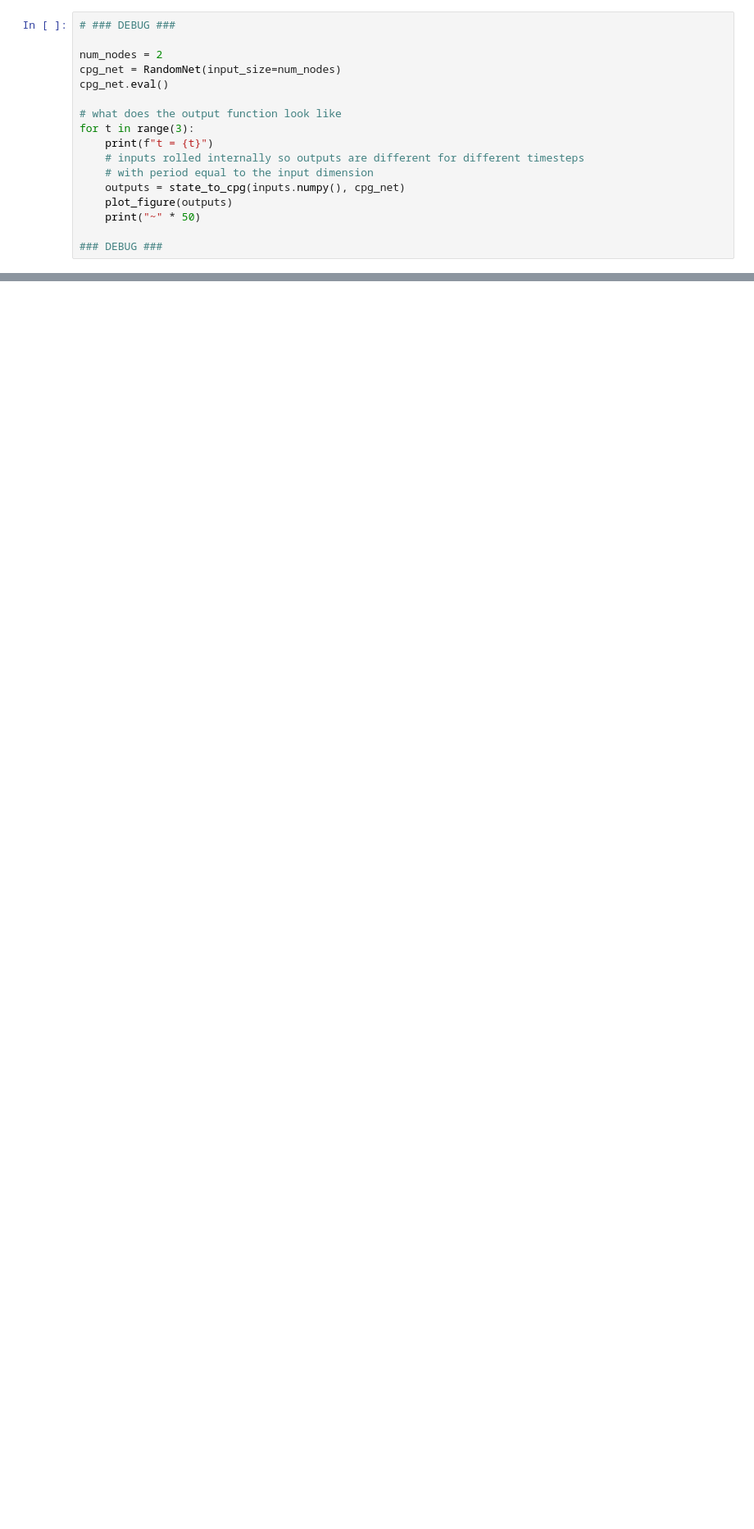
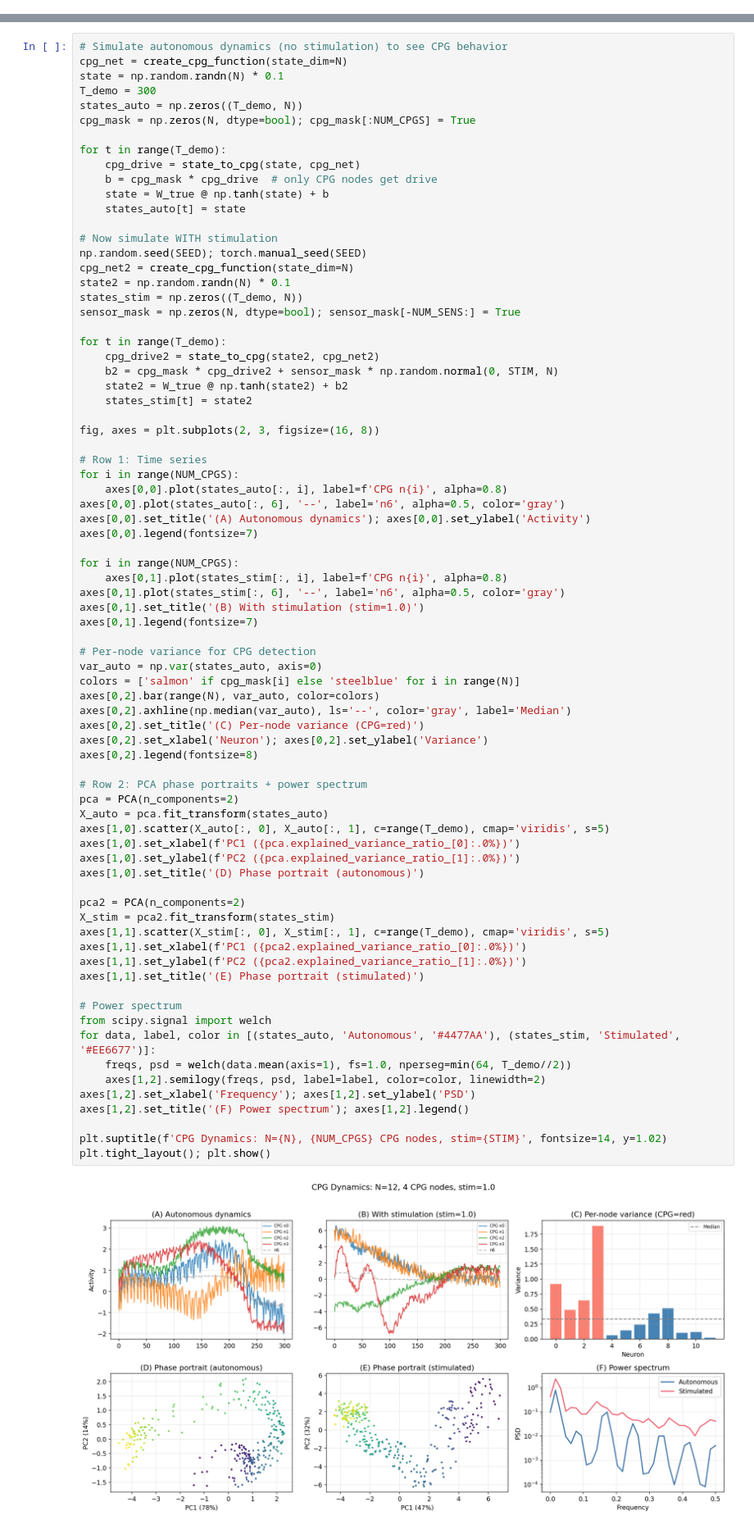
Before and after one commit to qsimeon/sparse_matrix_recovery, a Jupyter notebook: notebooks/qsimeon_SparseMatrixRecovery.ipynb, the cells around one changed output, grey strips where cells are left out. Shown at 82% size. Saved outputs shown, nothing was run; the diff lists cells and outputs as text; blank space fills up the shorter version.

```diff
--- a/notebooks/qsimeon_SparseMatrixRecovery.ipynb
+++ b/notebooks/qsimeon_SparseMatrixRecovery.ipynb
@@ -755,17 +0,0 @@ def state_to_cpg(state, cpg_net):
-# %%
-# ### DEBUG ###
-
-num_nodes = 2
-cpg_net = RandomNet(input_size=num_nodes)
-cpg_net.eval()
-
-# what does the output function look like
-for t in range(3):
-    print(f"t = {t}")
-    # inputs rolled internally so outputs are different for different timesteps
-    # with period equal to the input dimension
-    outputs = state_to_cpg(inputs.numpy(), cpg_net)
-    plot_figure(outputs)
-    print("~" * 50)
-
-### DEBUG ###
@@ -2915,0 +185,78 @@ For a square matrix that is not full rank, there are some important properties r
+# %%
+# Simulate autonomous dynamics (no stimulation) to see CPG behavior
+cpg_net = create_cpg_function(state_dim=N)
+state = np.random.randn(N) * 0.1
+T_demo = 300
+states_auto = np.zeros((T_demo, N))
+cpg_mask = np.zeros(N, dtype=bool); cpg_mask[:NUM_CPGS] = True
+
+for t in range(T_demo):
+    cpg_drive = state_to_cpg(state, cpg_net)
+    b = cpg_mask * cpg_drive  # only CPG nodes get drive
+    state = W_true @ np.tanh(state) + b
+    states_auto[t] = state
+
+# Now simulate WITH stimulation
+np.random.seed(SEED); torch.manual_seed(SEED)
+cpg_net2 = create_cpg_function(state_dim=N)
+state2 = np.random.randn(N) * 0.1
+states_stim = np.zeros((T_demo, N))
+sensor_mask = np.zeros(N, dtype=bool); sensor_mask[-NUM_SENS:] = True
+
+for t in range(T_demo):
+    cpg_drive2 = state_to_cpg(state2, cpg_net2)
+    b2 = cpg_mask * cpg_drive2 + sensor_mask * np.random.normal(0, STIM, N)
+    state2 = W_true @ np.tanh(state2) + b2
+    states_stim[t] = state2
+
+fig, axes = plt.subplots(2, 3, figsize=(16, 8))
+
+# Row 1: Time series
+for i in range(NUM_CPGS):
+    axes[0,0].plot(states_auto[:, i], label=f'CPG n{i}', alpha=0.8)
+axes[0,0].plot(states_auto[:, 6], '--', label='n6', alpha=0.5, color='gray')
+axes[0,0].set_title('(A) Autonomous dynamics'); axes[0,0].set_ylabel('Activity')
+axes[0,0].legend(fontsize=7)
+
+for i in range(NUM_CPGS):
+    axes[0,1].plot(states_stim[:, i], label=f'CPG n{i}', alpha=0.8)
+axes[0,1].plot(states_stim[:, 6], '--', label='n6', alpha=0.5, color='gray')
+axes[0,1].set_title('(B) With stimulation (stim=1.0)')
+axes[0,1].legend(fontsize=7)
+
+# Per-node variance for CPG detection
+var_auto = np.var(states_auto, axis=0)
+colors = ['salmon' if cpg_mask[i] else 'steelblue' for i in range(N)]
+axes[0,2].bar(range(N), var_auto, color=colors)
+axes[0,2].axhline(np.median(var_auto), ls='--', color='gray', label='Median')
+axes[0,2].set_title('(C) Per-node variance (CPG=red)')
+axes[0,2].set_xlabel('Neuron'); axes[0,2].set_ylabel('Variance')
+axes[0,2].legend(fontsize=8)
+
+# Row 2: PCA phase portraits + power spectrum
+pca = PCA(n_components=2)
+X_auto = pca.fit_transform(states_auto)
+axes[1,0].scatter(X_auto[:, 0], X_auto[:, 1], c=range(T_demo), cmap='viridis', s=5)
+axes[1,0].set_xlabel(f'PC1 ({pca.explained_variance_ratio_[0]:.0%})')
+axes[1,0].set_ylabel(f'PC2 ({pca.explained_variance_ratio_[1]:.0%})')
+axes[1,0].set_title('(D) Phase portrait (autonomous)')
+
+pca2 = PCA(n_components=2)
+X_stim = pca2.fit_transform(states_stim)
+axes[1,1].scatter(X_stim[:, 0], X_stim[:, 1], c=range(T_demo), cmap='viridis', s=5)
+axes[1,1].set_xlabel(f'PC1 ({pca2.explained_variance_ratio_[0]:.0%})')
+axes[1,1].set_ylabel(f'PC2 ({pca2.explained_variance_ratio_[1]:.0%})')
+axes[1,1].set_title('(E) Phase portrait (stimulated)')
+
+# Power spectrum
+from scipy.signal import welch
+for data, label, color in [(states_auto, 'Autonomous', '#4477AA'), (states_stim, 'Stimulated', '#EE6677')]:
+    freqs, psd = welch(data.mean(axis=1), fs=1.0, nperseg=min(64, T_demo//2))
+    axes[1,2].semilogy(freqs, psd, label=label, color=color, linewidth=2)
+axes[1,2].set_xlabel('Frequency'); axes[1,2].set_ylabel('PSD')
+axes[1,2].set_title('(F) Power spectrum'); axes[1,2].legend()
+
+plt.suptitle(f'CPG Dynamics: N={N}, {NUM_CPGS} CPG nodes, stim={STIM}', fontsize=14, y=1.02)
+plt.tight_layout(); plt.show()
+# %% [output]
+[figure, added]
```
Also changed, not shown: parts of 72 cells of this notebook, 28 other files.
